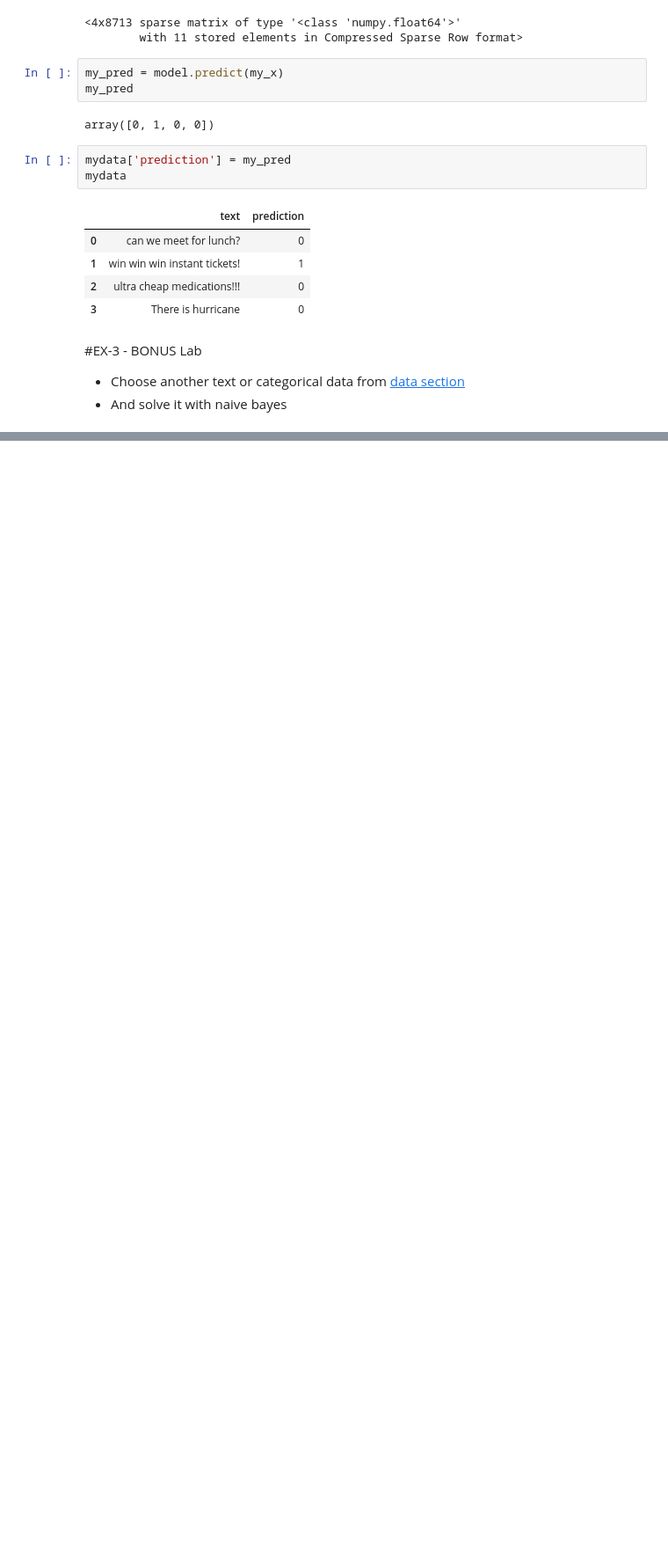
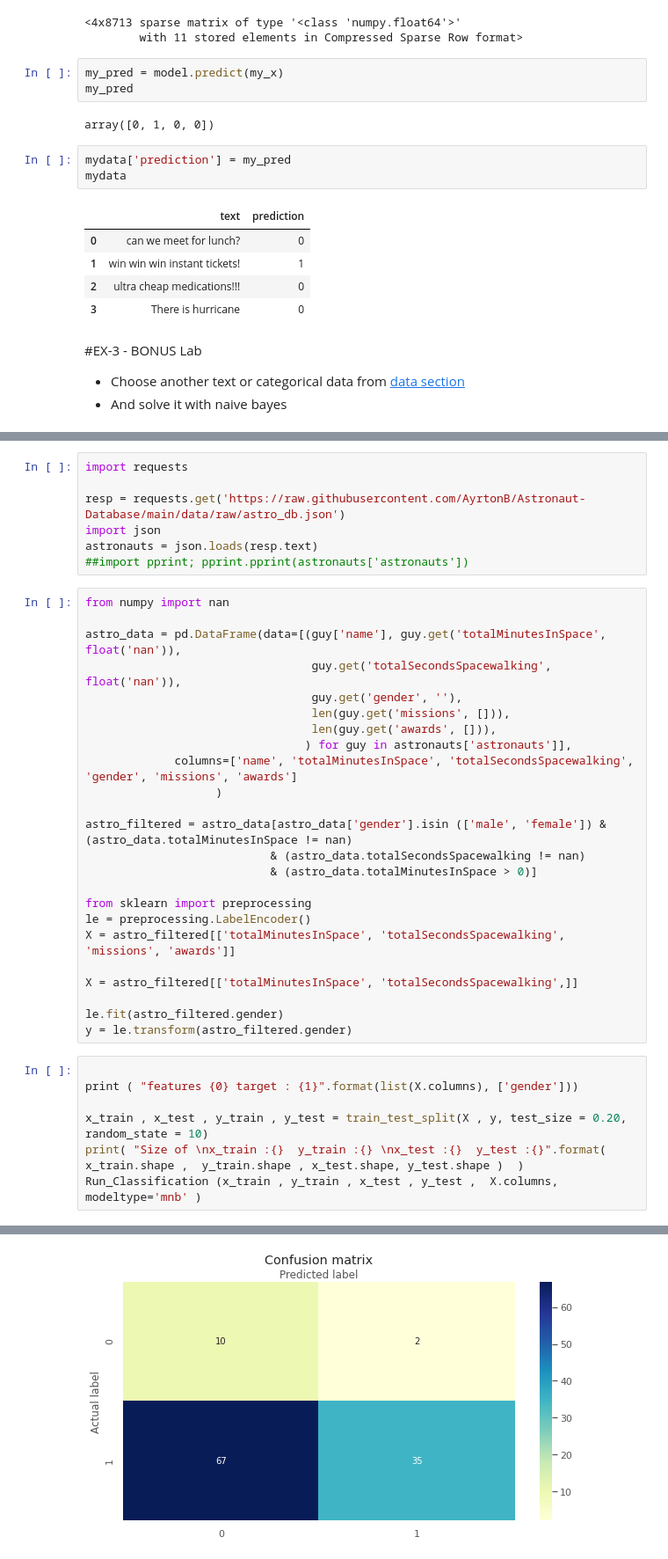
Before and after one commit to vgudur/machine-learning-learning-path-labs, a Jupyter notebook: naive-bayes/Vijji_Gudur_naive-bayes-1.ipynb, the cells around one changed output, grey strips where cells are left out. Shown at 88% size. Saved outputs shown, nothing was run; the diff lists cells and outputs as text; blank space fills up the shorter version.

```diff
--- a/naive-bayes/Vijji_Gudur_naive-bayes-1.ipynb
+++ b/naive-bayes/Vijji_Gudur_naive-bayes-1.ipynb
@@ -625,0 +917,39 @@ mydata
+# %%
+import requests
+
+resp = requests.get('https://raw.githubusercontent.com/AyrtonB/Astronaut-Database/main/data/raw/astro_db.json')
+import json
+astronauts = json.loads(resp.text)
+##import pprint; pprint.pprint(astronauts['astronauts'])
+# %%
+from numpy import nan
+
+astro_data = pd.DataFrame(data=[(guy['name'], guy.get('totalMinutesInSpace', float('nan')),
+                                 guy.get('totalSecondsSpacewalking', float('nan')),
+                                 guy.get('gender', ''),
+                                 len(guy.get('missions', [])),
+                                 len(guy.get('awards', [])),
+                                ) for guy in astronauts['astronauts']],
+             columns=['name', 'totalMinutesInSpace', 'totalSecondsSpacewalking', 'gender', 'missions', 'awards']
+                   )
+
+astro_filtered = astro_data[astro_data['gender'].isin (['male', 'female']) & (astro_data.totalMinutesInSpace != nan)
+                           & (astro_data.totalSecondsSpacewalking != nan)
+                           & (astro_data.totalMinutesInSpace > 0)]
+
+from sklearn import preprocessing
+le = preprocessing.LabelEncoder()
+X = astro_filtered[['totalMinutesInSpace', 'totalSecondsSpacewalking', 'missions', 'awards']]
+
+X = astro_filtered[['totalMinutesInSpace', 'totalSecondsSpacewalking',]]
+
+le.fit(astro_filtered.gender)
+y = le.transform(astro_filtered.gender)
+# %%
+
+print ( "features {0} target : {1}".format(list(X.columns), ['gender']))
+
+x_train , x_test , y_train , y_test = train_test_split(X , y, test_size = 0.20, random_state = 10)
+print( "Size of \nx_train :{}  y_train :{} \nx_test :{}  y_test :{}".format(  x_train.shape ,  y_train.shape , x_test.shape, y_test.shape )  )
+Run_Classification (x_train , y_train , x_test , y_test ,  X.columns, modeltype='mnb' )
+# %% [output]
@@ -625,0 +966 @@ mydata
+[figure, added]
```
Also changed, not shown: parts of 26 cells of this notebook.
